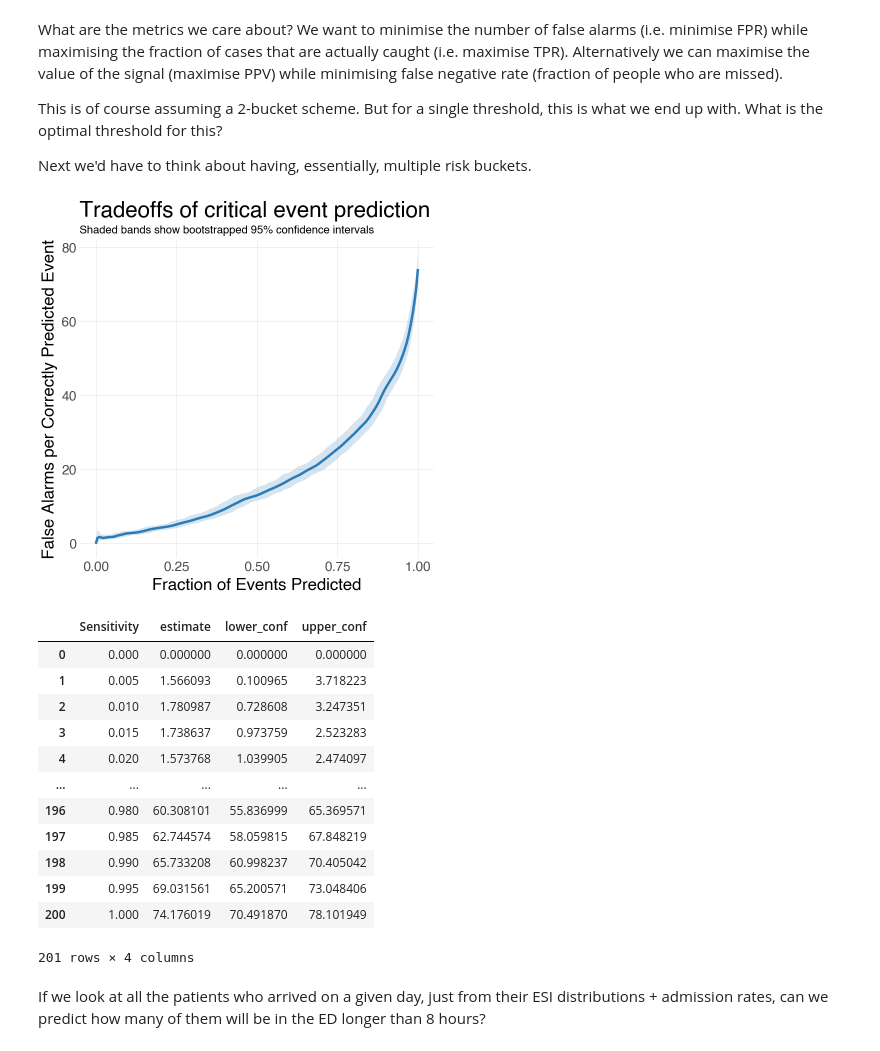
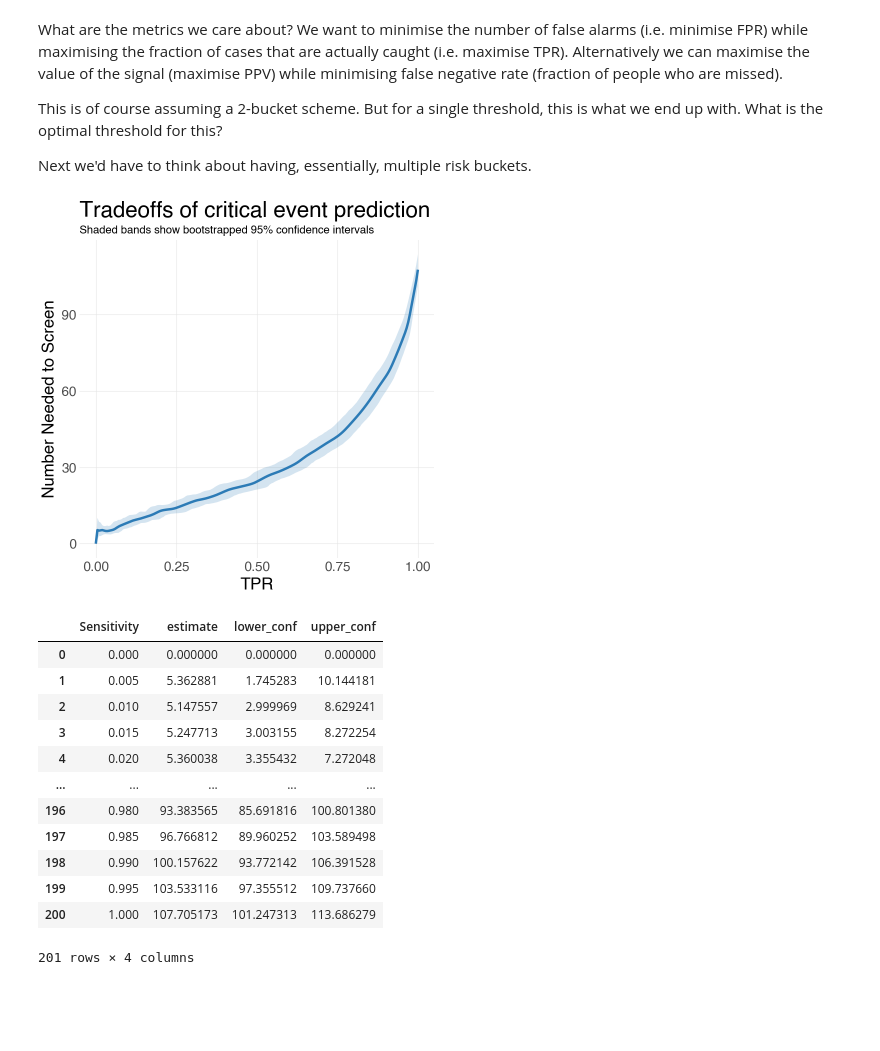
Before and after one commit to hcoggan/decompensation-prediction, a Jupyter notebook: bch-predict-decompensation.ipynb, the cells around one changed output. Drawn from its saved outputs; the diff is of its cells as text; code cells hidden in the pictures; blank space fills up the shorter version.

Commit message:
Upload ed_los prediction.

```diff
--- a/bch-predict-decompensation.ipynb
+++ b/bch-predict-decompensation.ipynb
@@ -968,49 +1045,47 @@ def plot_metrics_interpolated(x, y, title, x_name=None, y_name=None,
 
     p = (
         ggplot(plot_df, aes(x=x, y='estimate', ymin='lower_conf', ymax='upper_conf'))
         + geom_ribbon(alpha=0.2, fill=fill)
         + geom_line(size=1, color=color)
         + labs(
             title=title,
             subtitle='Shaded bands show bootstrapped 95% confidence intervals',
             x=x if x_name is None else x_name,
             y=y if y_name is None else y_name
         )
         + theme_minimal(base_size=12)
         + theme(
             figure_size=(4, 4),
             plot_title=element_text(size=16, weight='bold'),
             plot_subtitle=element_text(size=8),
             panel_grid_minor=element_blank(),
             panel_grid_major=element_line(size=0.4),
             axis_title=element_text(size=12, weight='bold'),
         )
     )
 
     p.show()
     return plot_df
 
 
 plot_metrics_interpolated(
-    'Sensitivity', 'False Discovery Ratio',
+    'Sensitivity', 'NNS',
     'Tradeoffs of critical event prediction',
-    x_name='Fraction of Events Predicted',
-    y_name='False Alarms per Correctly Predicted Event'
+    x_name='TPR',
+    y_name='Number Needed to Screen'
 )
 # %% [output]
-[figure, old version]
+[figure, new version]
 |  | Sensitivity | estimate | lower_conf | upper_conf |
 | 0 | 0.000 | 0.000000 | 0.000000 | 0.000000 |
-| 1 | 0.005 | 1.566093 | 0.100965 | 3.718223 |
-| 2 | 0.010 | 1.780987 | 0.728608 | 3.247351 |
-| 3 | 0.015 | 1.738637 | 0.973759 | 2.523283 |
-| 4 | 0.020 | 1.573768 | 1.039905 | 2.474097 |
+| 1 | 0.005 | 5.362881 | 1.745283 | 10.144181 |
+| 2 | 0.010 | 5.147557 | 2.999969 | 8.629241 |
+| 3 | 0.015 | 5.247713 | 3.003155 | 8.272254 |
+| 4 | 0.020 | 5.360038 | 3.355432 | 7.272048 |
 | ... | ... | ... | ... | ... |
-| 196 | 0.980 | 60.308101 | 55.836999 | 65.369571 |
-| 197 | 0.985 | 62.744574 | 58.059815 | 67.848219 |
-| 198 | 0.990 | 65.733208 | 60.998237 | 70.405042 |
-| 199 | 0.995 | 69.031561 | 65.200571 | 73.048406 |
-| 200 | 1.000 | 74.176019 | 70.491870 | 78.101949 |
+| 196 | 0.980 | 93.383565 | 85.691816 | 100.801380 |
+| 197 | 0.985 | 96.766812 | 89.960252 | 103.589498 |
+| 198 | 0.990 | 100.157622 | 93.772142 | 106.391528 |
+| 199 | 0.995 | 103.533116 | 97.355512 | 109.737660 |
+| 200 | 1.000 | 107.705173 | 101.247313 | 113.686279 |
 201 rows × 4 columns
-# %% [markdown]
-If we look at all the patients who arrived on a given day, just from their ESI distributions + admission rates, can we predict how many of them will be in the ED longer than 8 hours?
```
Also changed, not shown: parts of 21 cells of this notebook, 22 other files.
